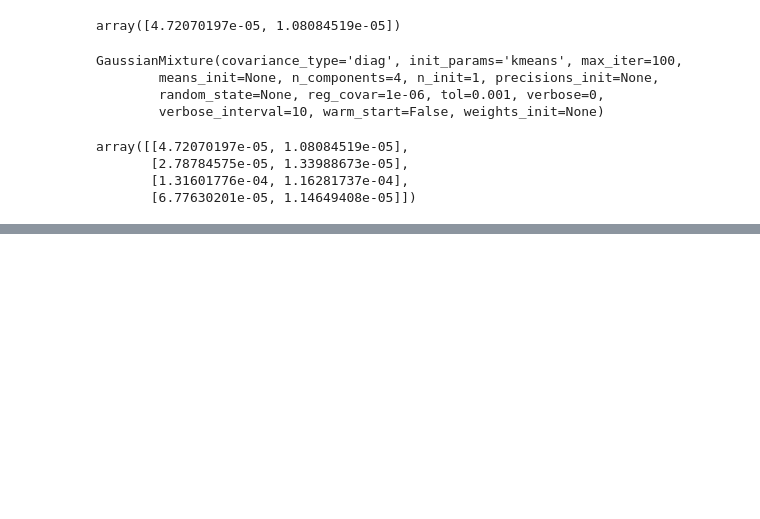
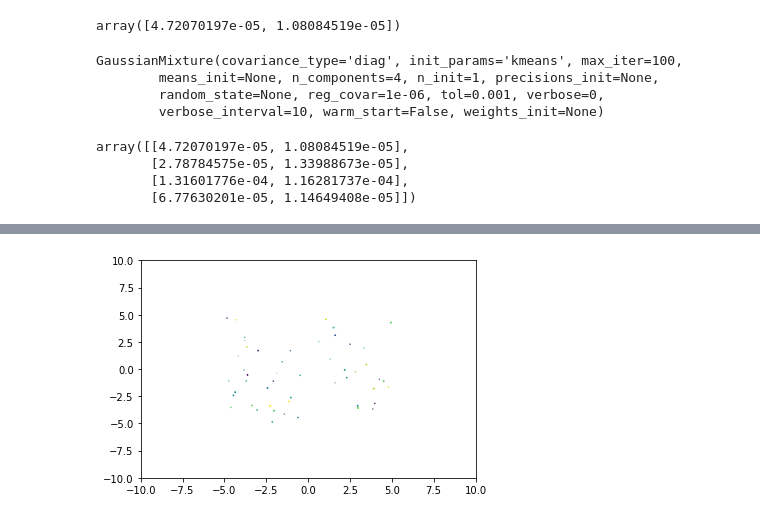
Before and after one commit to jerichooconnell/hdbscan, a Jupyter notebook: notebooks/plot_gmm_selection.ipynb, the cells around one changed output, grey strips where cells are left out. Saved outputs shown, nothing was run; the diff lists cells and outputs as text; code cells hidden in the pictures; blank space fills up the shorter version.

```diff
--- a/notebooks/plot_gmm_selection.ipynb
+++ b/notebooks/plot_gmm_selection.ipynb
@@ -123,0 +229,64 @@ array([[4.72070197e-05, 1.08084519e-05],
+# %%
+import matplotlib.pyplot as plt
+import matplotlib.animation as animation
+import numpy as np
+
+class AnimatedScatter(object):
+    """An animated scatter plot using matplotlib.animations.FuncAnimation."""
+    def __init__(self, numpoints=50):
+        self.numpoints = numpoints
+        self.stream = self.data_stream()
+
+        # Setup the figure and axes...
+        self.fig, self.ax = plt.subplots()
+        # Then setup FuncAnimation.
+        self.ani = animation.FuncAnimation(self.fig, self.update, interval=5,
+                                           init_func=self.setup_plot, blit=True)
+
+    def setup_plot(self):
+        """Initial drawing of the scatter plot."""
+        x, y, s, c = next(self.stream)
+        self.scat = self.ax.scatter(x, y, c=c, s=s, animated=True)
+        self.ax.axis([-10, 10, -10, 10])
+
+        # For FuncAnimation's sake, we need to return the artist we'll be using
+        # Note that it expects a sequence of artists, thus the trailing comma.
+        return self.scat,
+
+    def data_stream(self):
+        """Generate a random walk (brownian motion). Data is scaled to produce
+        a soft "flickering" effect."""
+        data = np.random.random((4, self.numpoints))
+        xy = data[:2, :]
+        s, c = data[2:, :]
+        xy -= 0.5
+        xy *= 10
+        while True:
+            xy += 0.03 * (np.random.random((2, self.numpoints)) - 0.5)
+            s += 0.05 * (np.random.random(self.numpoints) - 0.5)
+            c += 0.02 * (np.random.random(self.numpoints) - 0.5)
+            yield data
+
+    def update(self, i):
+        """Update the scatter plot."""
+        data = next(self.stream)
+
+        # Set x and y data...
+        self.scat.set_offsets(data[:2, :])
+        # Set sizes...
+        self.scat._sizes = 300 * abs(data[2])**1.5 + 100
+        # Set colors..
+        self.scat.set_array(data[3])
+
+        # We need to return the updated artist for FuncAnimation to draw..
+        # Note that it expects a sequence of artists, thus the trailing comma.
+        return self.scat,
+
+    def show(self):
+        plt.show()
+
+if __name__ == '__main__':
+    a = AnimatedScatter()
+    a.show()
+# %% [output]
+[figure, added]
```
Also changed, not shown: parts of 17 cells of this notebook, 9 other files.
